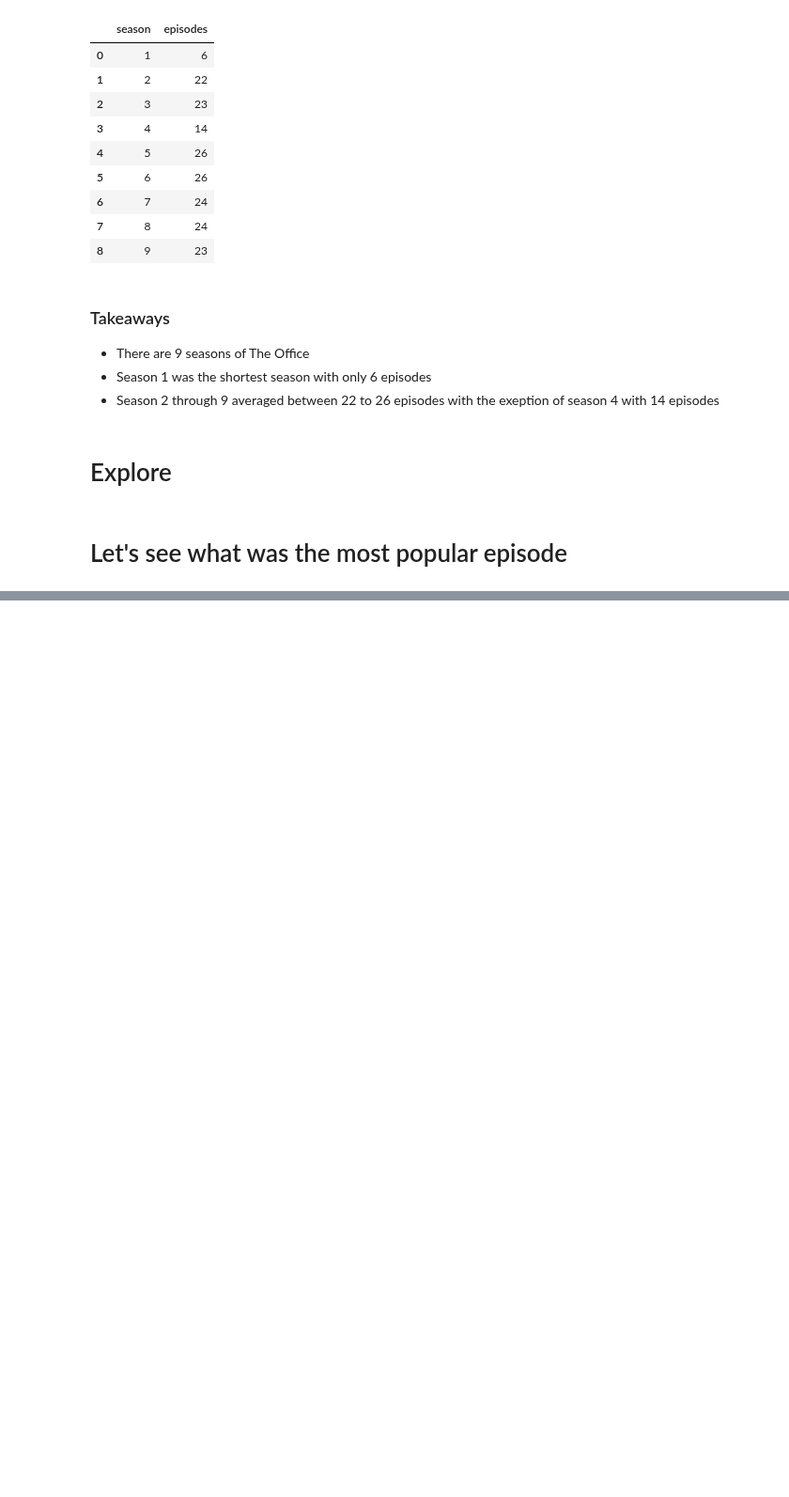
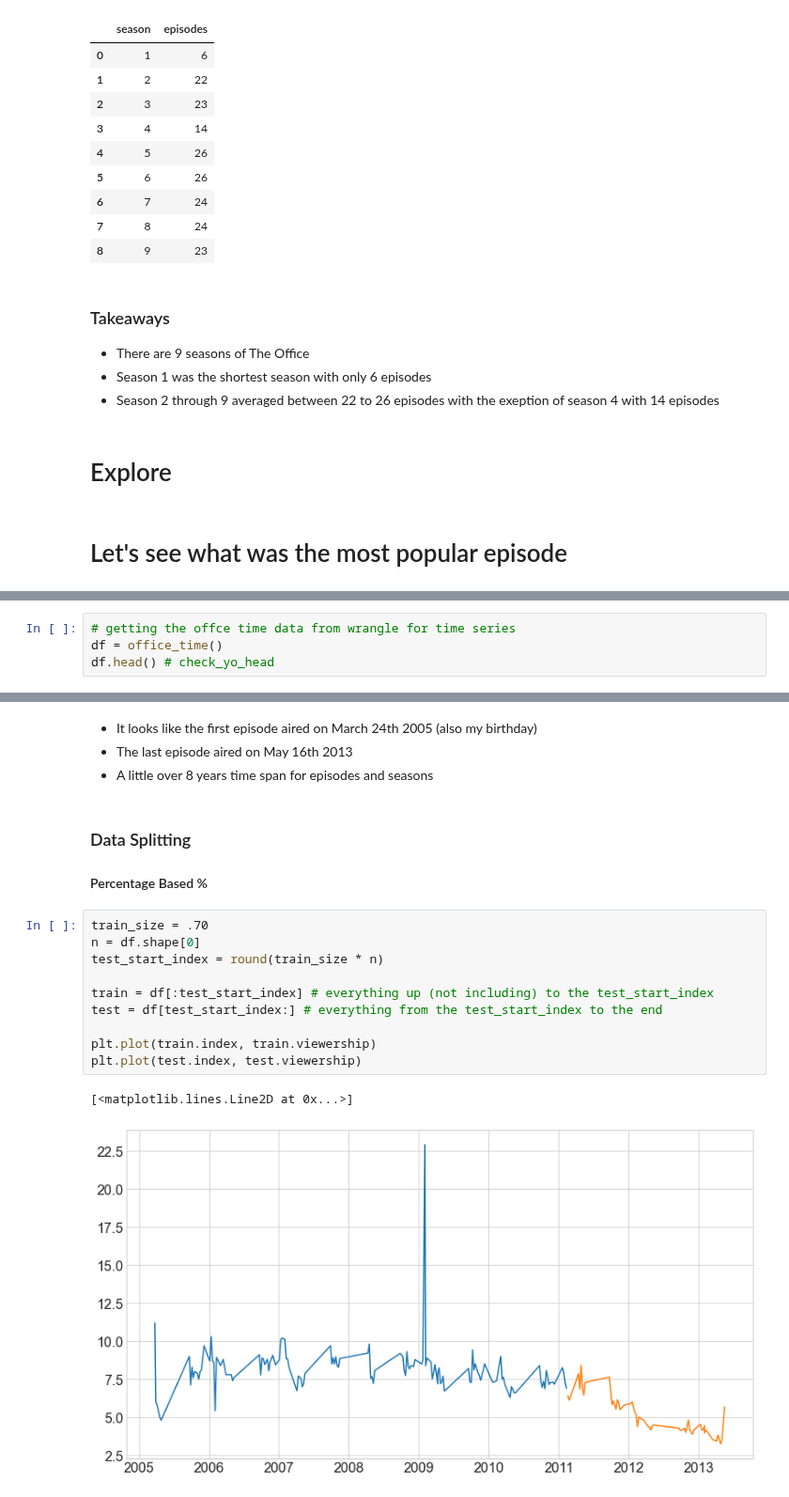
Before and after one commit to jamesallen0351/the_office, a Jupyter notebook: the_office_final.ipynb, the cells around one changed output, grey strips where cells are left out. Shown at 94% size. Drawn from its saved outputs; the diff is of its cells as text; blank space fills up the shorter version.

```diff
--- a/the_office_final.ipynb
+++ b/the_office_final.ipynb
@@ -129,0 +159,4 @@ array([[<AxesSubplot:title={'center':'episode'}>,
+# %%
+# getting the offce time data from wrangle for time series
+df = office_time()
+df.head() # check_yo_head
@@ -129,0 +173,21 @@ array([[<AxesSubplot:title={'center':'episode'}>,
+# %% [markdown]
+- It looks like the first episode aired on March 24th 2005 (also my birthday)
+- The last episode aired on May 16th 2013
+- A little over 8 years time span for episodes and seasons
+# %% [markdown]
+### Data Splitting
+
+#### Percentage Based %
+# %%
+train_size = .70
+n = df.shape[0]
+test_start_index = round(train_size * n)
+
+train = df[:test_start_index] # everything up (not including) to the test_start_index
+test = df[test_start_index:] # everything from the test_start_index to the end
+
+plt.plot(train.index, train.viewership)
+plt.plot(test.index, test.viewership)
+# %% [output]
+[<matplotlib.lines.Line2D at 0x...>]
+[figure, added]
```
Also changed, not shown: parts of 26 cells of this notebook.
